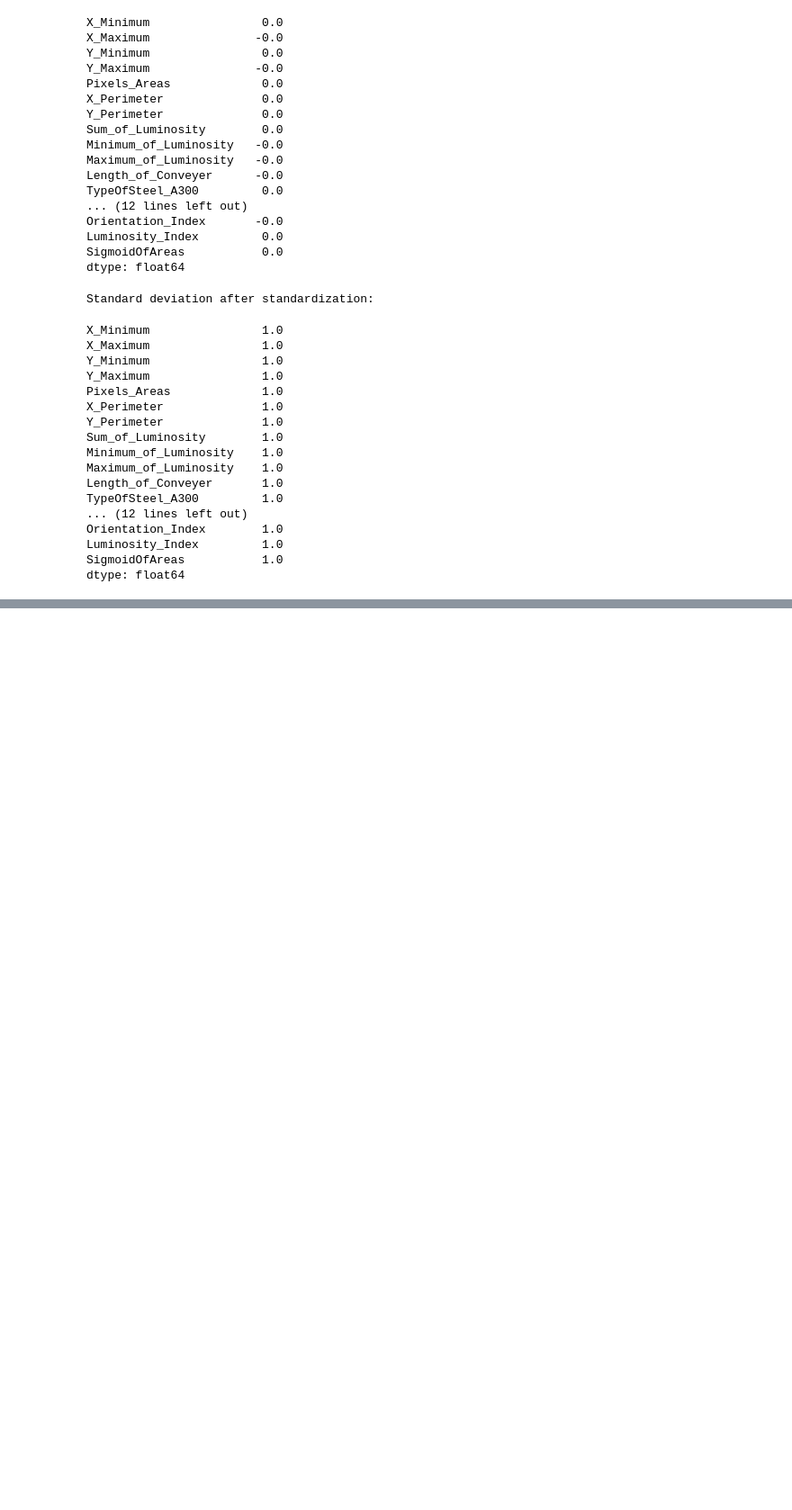
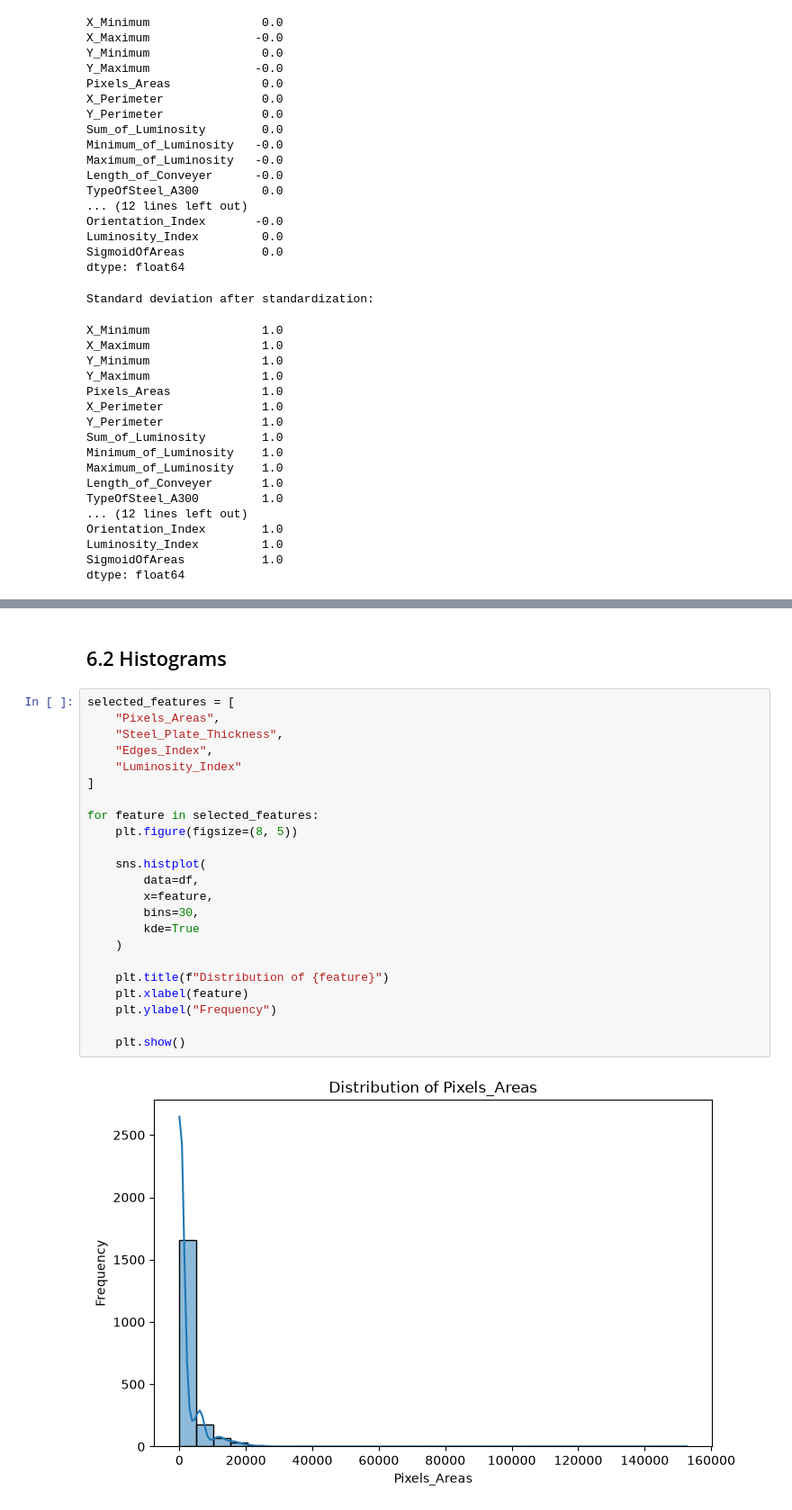
Before and after one commit to fardinfaruqi/steel-plate-quality-control, a Jupyter notebook: notebooks/steel_plate_quality_control.ipynb, the cells around one changed output, grey strips where cells are left out. Shown at 90% size. Cells and saved outputs as stored; diff of their text form; blank space fills up the shorter version.

```diff
--- a/notebooks/steel_plate_quality_control.ipynb
+++ b/notebooks/steel_plate_quality_control.ipynb
@@ -371,0 +393,27 @@ dtype: float64
+# %% [markdown]
+## 6.2 Histograms
+# %%
+selected_features = [
+    "Pixels_Areas",
+    "Steel_Plate_Thickness",
+    "Edges_Index",
+    "Luminosity_Index"
+]
+
+for feature in selected_features:
+    plt.figure(figsize=(8, 5))
+
+    sns.histplot(
+        data=df,
+        x=feature,
+        bins=30,
+        kde=True
+    )
+
+    plt.title(f"Distribution of {feature}")
+    plt.xlabel(feature)
+    plt.ylabel("Frequency")
+
+    plt.show()
+# %% [output]
+[figure, added]
```
Also changed, not shown: parts of 23 cells of this notebook.
